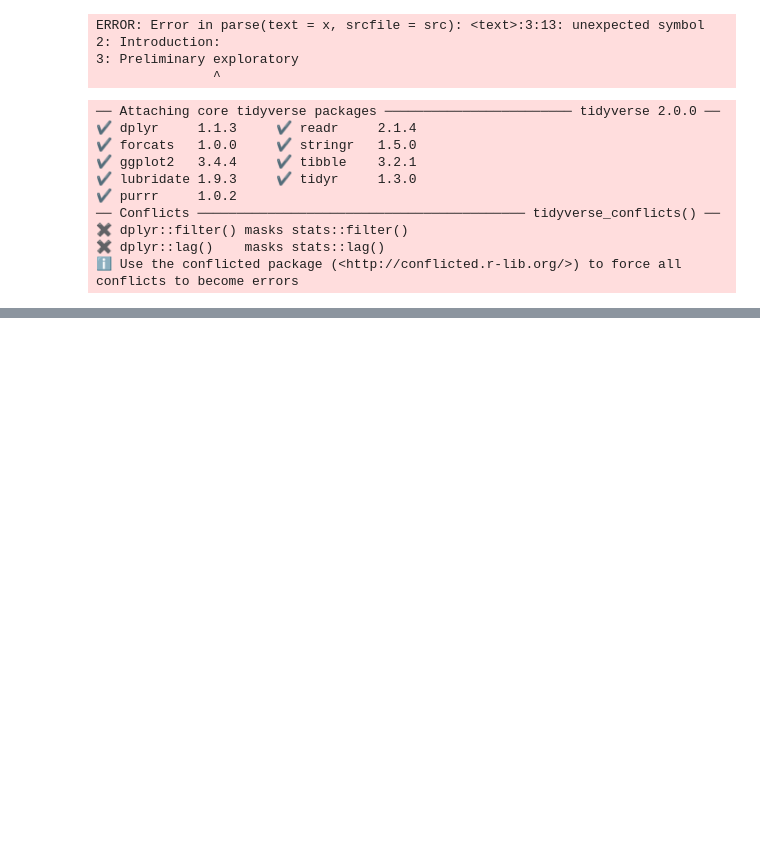
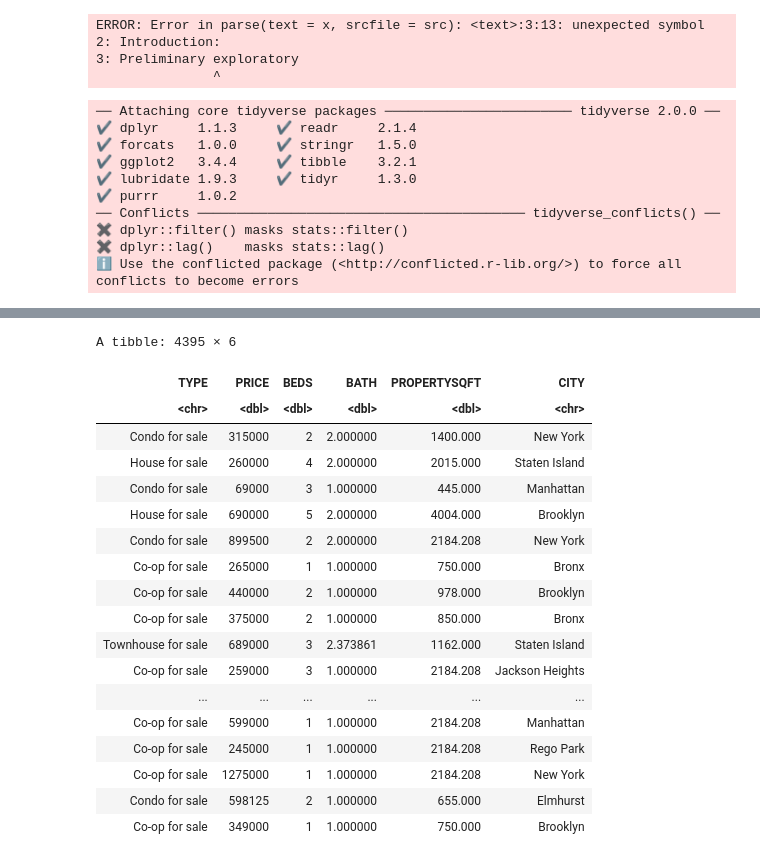
Before and after one commit to aikosumarno/dsci-100-2023w2-group-21, a Jupyter notebook: group_project_proposal.ipynb, the cells around one changed output, grey strips where cells are left out. Cells and saved outputs as stored; diff of their text form; code cells hidden in the pictures; blank space fills up the shorter version.

```diff
--- a/group_project_proposal.ipynb
+++ b/group_project_proposal.ipynb
@@ -47,0 +80,23 @@ A tibble: 6 × 17
+# %%
+newyork_tidy_sample <- slice(newyork_tidy, 1-20)
+newyork_tidy_sample
+# %% [output]
+A tibble: 4395 × 6
+| TYPE | PRICE | BEDS | BATH | PROPERTYSQFT | CITY |
+| <chr> | <dbl> | <dbl> | <dbl> | <dbl> | <chr> |
+| Condo for sale | 315000 | 2 | 2.000000 | 1400.000 | New York |
+| House for sale | 260000 | 4 | 2.000000 | 2015.000 | Staten Island |
+| Condo for sale | 69000 | 3 | 1.000000 | 445.000 | Manhattan |
+| House for sale | 690000 | 5 | 2.000000 | 4004.000 | Brooklyn |
+| Condo for sale | 899500 | 2 | 2.000000 | 2184.208 | New York |
+| Co-op for sale | 265000 | 1 | 1.000000 | 750.000 | Bronx |
+| Co-op for sale | 440000 | 2 | 1.000000 | 978.000 | Brooklyn |
+| Co-op for sale | 375000 | 2 | 1.000000 | 850.000 | Bronx |
+| Townhouse for sale | 689000 | 3 | 2.373861 | 1162.000 | Staten Island |
+| Co-op for sale | 259000 | 3 | 1.000000 | 2184.208 | Jackson Heights |
+| ... | ... | ... | ... | ... | ... |
+| Co-op for sale | 599000 | 1 | 1.000000 | 2184.208 | Manhattan |
+| Co-op for sale | 245000 | 1 | 1.000000 | 2184.208 | Rego Park |
+| Co-op for sale | 1275000 | 1 | 1.000000 | 2184.208 | New York |
+| Condo for sale | 598125 | 2 | 1.000000 | 655.000 | Elmhurst |
+| Co-op for sale | 349000 | 1 | 1.000000 | 750.000 | Brooklyn |
```
Also changed, not shown: parts of 3 cells of this notebook.
